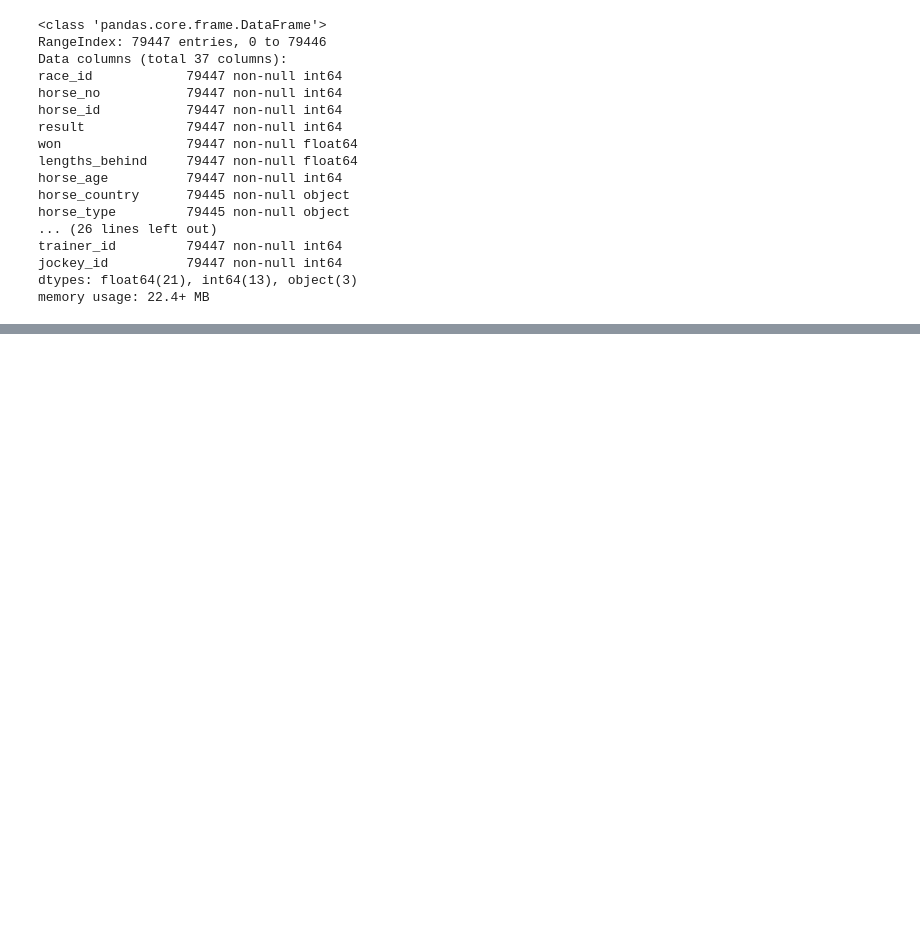
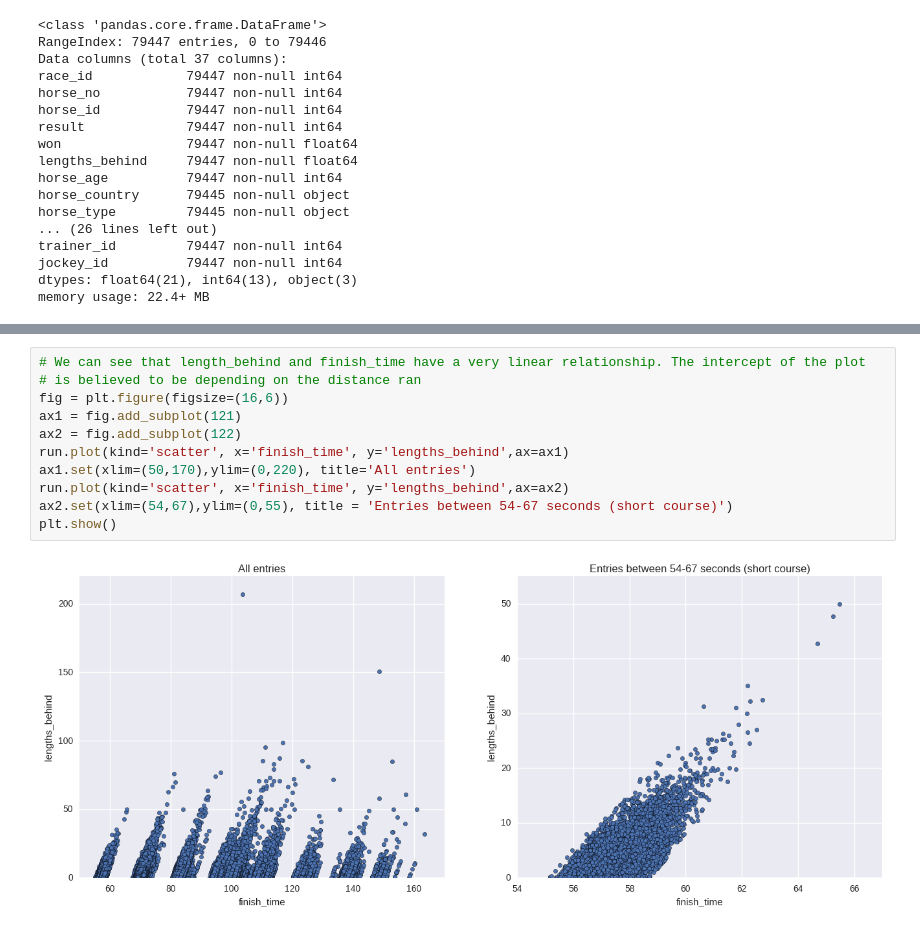
Before and after one commit to ricky-return42/horserace, a Jupyter notebook: Runs_EDA.ipynb, the cells around one changed output, grey strips where cells are left out. Saved outputs shown, nothing was run; the diff lists cells and outputs as text; blank space fills up the shorter version.

```diff
--- a/Runs_EDA.ipynb
+++ b/Runs_EDA.ipynb
@@ -34,0 +100,13 @@ memory usage: 22.4+ MB
+# %%
+# We can see that length_behind and finish_time have a very linear relationship. The intercept of the plot
+# is believed to be depending on the distance ran
+fig = plt.figure(figsize=(16,6))
+ax1 = fig.add_subplot(121)
+ax2 = fig.add_subplot(122)
+run.plot(kind='scatter', x='finish_time', y='lengths_behind',ax=ax1)
+ax1.set(xlim=(50,170),ylim=(0,220), title='All entries')
+run.plot(kind='scatter', x='finish_time', y='lengths_behind',ax=ax2)
+ax2.set(xlim=(54,67),ylim=(0,55), title = 'Entries between 54-67 seconds (short course)')
+plt.show()
+# %% [output]
+[figure, added]
```
Also changed, not shown: parts of 16 cells of this notebook, 1 other file.
